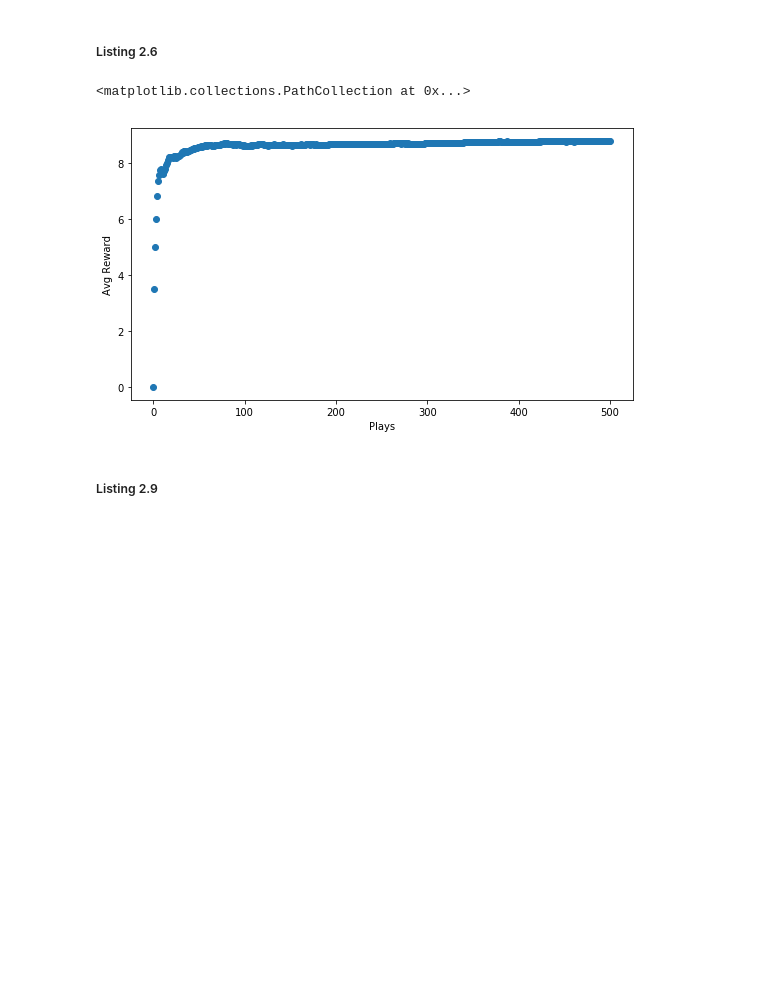
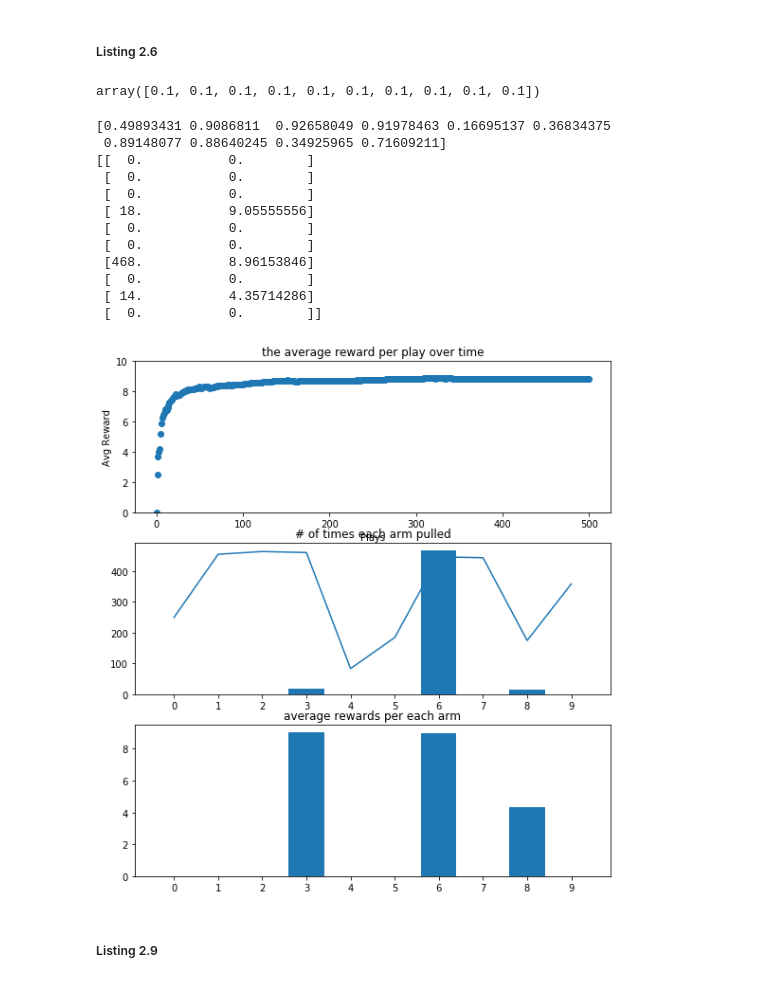
Before and after one commit to DeepReinforcementLearning/DeepReinforcementLearningInAction, a Jupyter notebook: Chapter 2/Ch2_book.ipynb, the cells around one changed output. Saved outputs shown, nothing was run; the diff lists cells and outputs as text; code cells hidden in the pictures; blank space fills up the shorter version.

```diff
--- a/Chapter 2/Ch2_book.ipynb
+++ b/Chapter 2/Ch2_book.ipynb
@@ -100,23 +136,59 @@ def softmax(av, tau=1.12):
 # %%
 probs = np.random.rand(n)
 record = np.zeros((n,2))
+# %%
+softmax(record[:,1], tau=0.7)
+# %% [output]
+array([0.1, 0.1, 0.1, 0.1, 0.1, 0.1, 0.1, 0.1, 0.1, 0.1])
 # %%
-fig,ax = plt.subplots(1,1)
-ax.set_xlabel("Plays")
-ax.set_ylabel("Avg Reward")
-fig.set_size_inches(9,5)
+fig,ax = plt.subplots(3,1)
+ax[0].set_xlabel("Plays")
+ax[0].set_ylabel("Avg Reward")
+fig.set_size_inches(9,10)
+
+n = 10
+record = np.zeros((n, 2))
+probs = np.random.rand(n)
+
 rewards = [0]
-for i in range(500):
-    p = softmax(record[:,1],tau=0.7)
+no_iter = 500
+
+for i in range(no_iter):
+    p = softmax(record[:,1],tau=1.2)
+#     print(p)
     choice = np.random.choice(np.arange(n),p=p)
     r = get_reward(probs[choice])
     record = update_record(record,choice,r)
     mean_reward = ((i+1) * rewards[-1] + r)/(i+2)
     rewards.append(mean_reward)
-ax.scatter(np.arange(len(rewards)),rewards)
+
+ax[0].scatter(np.arange(len(rewards)),rewards)
+ax[0].set_ylim(0, 10)
+
+ax[0].set_title("the average reward per play over time")
+ax[1].set_title("# of times each arm pulled")
+ax[2].set_title("average rewards per each arm")
+
+ax[1].bar([str(x) for x in range(n)], record[:,0])
+ax[1].plot([str(x) for x in range(n)], probs*no_iter) # reward probability; if ideal = them algorithm should select an arm with higher reward prob.
+ax[2].bar([str(x) for x in range(n)], record[:,1])
+
+print(probs)  # probability of getting reward (+1) per each arm
+print(record)
 # %% [output]
-<matplotlib.collections.PathCollection at 0x...>
+[0.49893431 0.9086811  0.92658049 0.91978463 0.16695137 0.36834375
+ 0.89148077 0.88640245 0.34925965 0.71609211]
+[[  0.           0.        ]
+ [  0.           0.        ]
+ [  0.           0.        ]
+ [ 18.           9.05555556]
+ [  0.           0.        ]
+ [  0.           0.        ]
+ [468.           8.96153846]
+ [  0.           0.        ]
+ [ 14.           4.35714286]
+ [  0.           0.        ]]
-[figure, old version]
+[figure, new version]
 # %% [markdown]
 ##### Listing 2.9
 # %%
```
Also changed, not shown: parts of 6 cells of this notebook.
